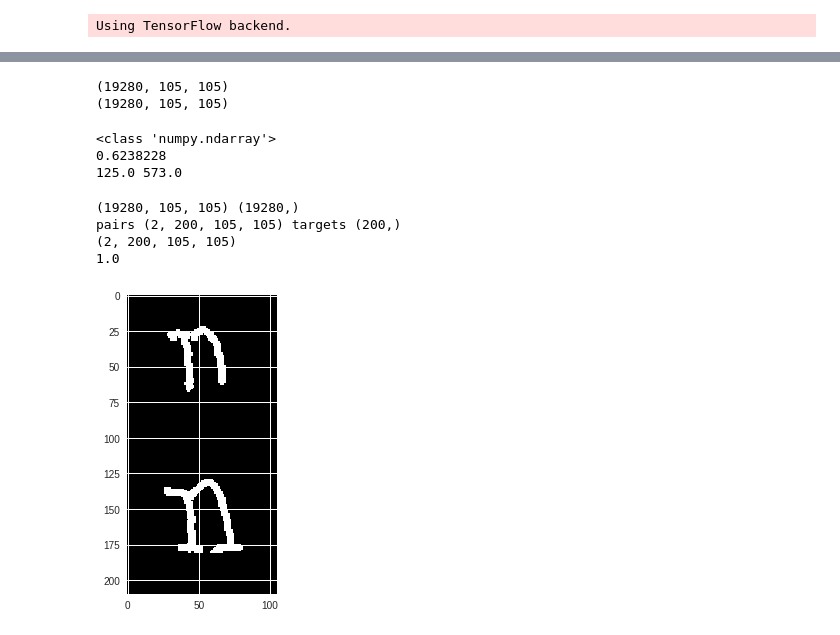
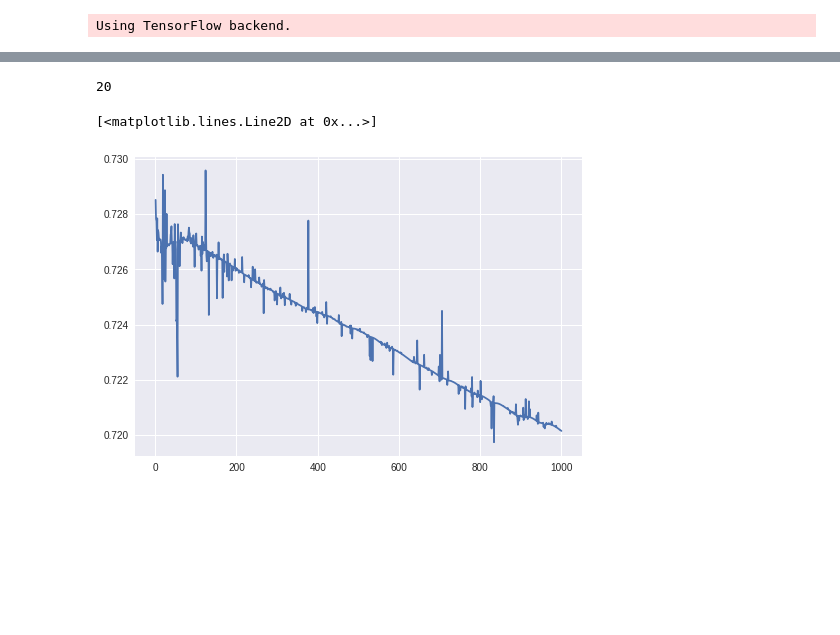
Before and after one commit to yunusemrecatalcam/one-shot_learning_omniglot, a Jupyter notebook: oneshot2.ipynb, the cells around one changed output, grey strips where cells are left out. Drawn from its saved outputs; the diff is of its cells as text; code cells hidden in the pictures; blank space fills up the shorter version.

```diff
--- a/oneshot2.ipynb
+++ b/oneshot2.ipynb
@@ -56,39 +125,18 @@ Unpacking objects: 100% (67/67), done.
-# %%
-from PIL import Image
-
-train_x = np.zeros((19280,105,105))
-print(train_x.shape)
-train_y = np.zeros((19280))
-
-print(train_x.shape)
-
-i=0
-arc = os.path.join("images_background")
-for alphabet in os.listdir(arc):
-    for characters in os.listdir(os.path.join(arc,alphabet)):
-        for sub in os.listdir(os.path.join(arc,alphabet,characters)):
-            path = os.path.join(arc,alphabet,characters,sub)
-            img = Image.open(path)
-            train_x[i,:,:] = np.asarray(img.getdata()).reshape(img.size)
-            train_y[i] = int(path[path.find('.png')-7:path.find('.png')-3])
-            #print(train_y[i])
-            i += 1
-# %% [output]
-(19280, 105, 105)
-(19280, 105, 105)
 # %%
 both = subtract([encoded_l,encoded_r])
 pred = Dense(1,activation='sigmoid',bias_initializer=b_init)(both)
 
 Siamese = Model(input=[left_input,right_input],output=pred)
-Siamese.compile(loss='binary_crossentropy',optimizer=Adam(0.006))
+Siamese.compile(loss='binary_crossentropy',optimizer=Adam(0.00006),metrics=['accuracy'])
+print(mytargets.shape[0])
+
+batch_size = 20
+[mypairs,mytargets] = generate_trainset(train_x,train_y,batch_size)
+epochs = 1000
+loss_acc = np.zeros((epochs,2))
+for i in range(epochs):
+  [mypairs,mytargets] = generate_trainset(train_x,train_y,batch_size)
+  loss_acc[i,:] = Siamese.train_on_batch(mypairs,mytargets)
+  #print(loss_acc[i,:])
+# %% [output]
+20
-# %%
-left, right = 4,500
-out1 =Siamese.predict([train_x[left,:,:].reshape((1,105,105,1)),train_x[right,:,:].reshape((1,105,105,1))])
-print(type(out1))
-print(np.sum(out1))
-print(train_y[left],train_y[right])
-# %% [output]
-<class 'numpy.ndarray'>
-0.6238228
-125.0 573.0
@@ -131,25 +143,6 @@ print(train_y[left],train_y[right])
-# %%
-size = 200
-train_x_generated = np.zeros((size,105,105))
-train_y_generated = np.zeros((size))
-
-'''print(train_x.shape)
-np.random.choice(train_y[0:200],100,replace=False)
-
-
-print("structed",train_y_structured.shape)
-print("train_y",train_y.shape)
-print(train_y[0:20])
-print(train_y_structured[0,:])'''
-print(train_x.shape,train_y.shape)
-[mypairs,mytargets] = generate_trainset(train_x,train_y,200)
-print(mypairs.shape)
-myidx = 30
-plt.imshow(mypairs[:,myidx,:,:].reshape(2*105,105))
-print(mytargets[myidx])
-# %% [output]
-(19280, 105, 105) (19280,)
-pairs (2, 200, 105, 105) targets (200,)
-(2, 200, 105, 105)
-1.0
-[figure, removed]
+# %%
+#print(np.linspace(1,epochs,epochs))
+plt.plot(np.linspace(1,epochs,epochs),loss_acc[:,0])
+# %% [output]
+[<matplotlib.lines.Line2D at 0x...>]
+[figure, added]
```
Also changed, not shown: parts of 7 cells of this notebook, 1 other file.
